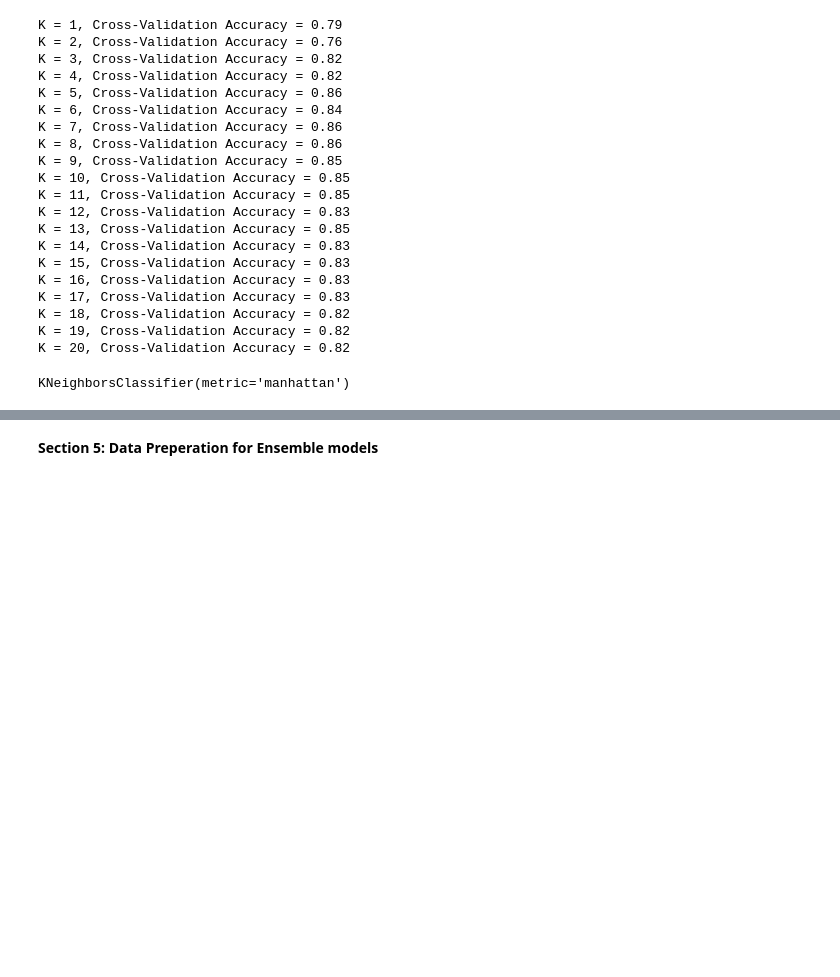
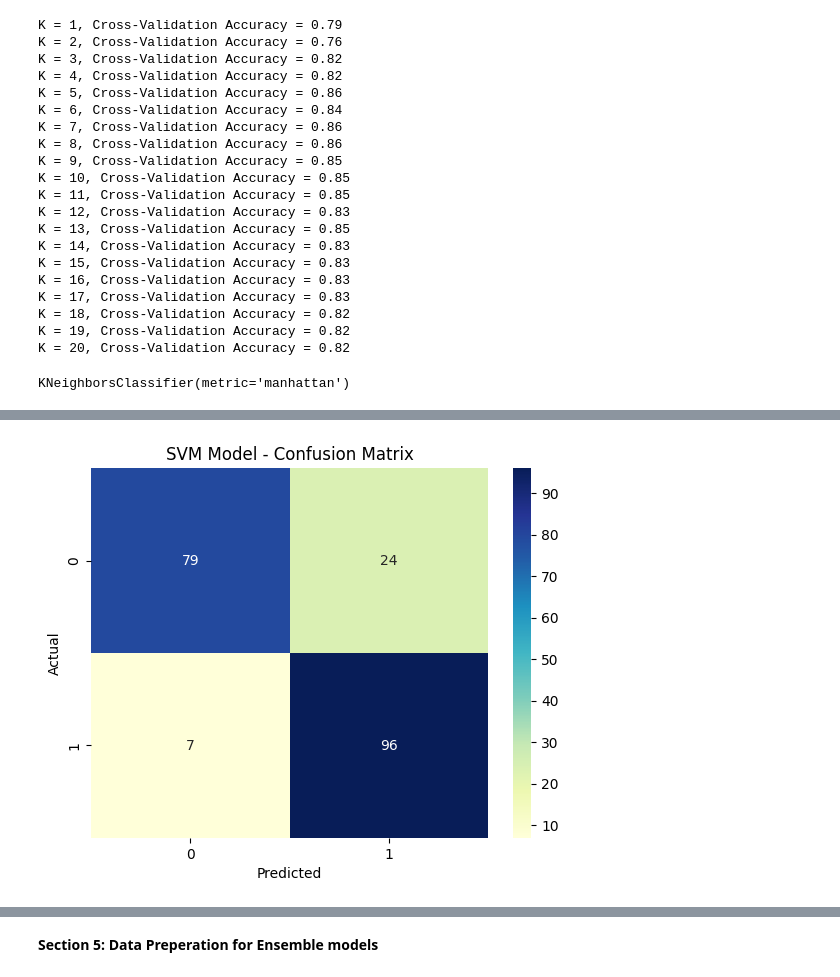
Before and after one commit to IbrahimTGhanem/DiabetesPrediction, a Jupyter notebook: Analysis_of_Toronto_Only.ipynb, the cells around one changed output, grey strips where cells are left out. Saved outputs shown, nothing was run; the diff lists cells and outputs as text; code cells hidden in the pictures; blank space fills up the shorter version.

```diff
--- a/Analysis_of_Toronto_Only.ipynb
+++ b/Analysis_of_Toronto_Only.ipynb
@@ -982,0 +1050,33 @@ Test ROC-AUC: 0.9286
+# %%
+# Using cross_val_predict to get predicted labels for each fold of cross-validation
+predicted_labels_SVM_model = cross_val_predict(model_for_SVM, X_train_scaled_SVM, y_resampled_S, cv=5)
+
+# Calculating the full confusion matrix
+conf_matrix_SVM = confusion_matrix(y_resampled_S, predicted_labels_SVM_model)
+
+# Calculate the full classification report
+class_report_SVM = classification_report(y_resampled_S, predicted_labels_SVM_model)
+
+# Calculate accuracy
+accuracy_SVM = accuracy_score(y_resampled_S, predicted_labels_SVM_model)
+
+# Calculate precision
+precision_SVM = precision_score(y_resampled_S, predicted_labels_SVM_model)
+
+# Calculate recall
+recall_SVM = recall_score(y_resampled_S, predicted_labels_SVM_model)
+
+# Calculate F1 score
+f1_SVM = f1_score(y_resampled_S, predicted_labels_SVM_model)
+
+
+# Print the full confusion matrix and classification report
+print("DT Model Confusion Matrix/Classification Report")
+print("A. Confusion Matrix:")
+print(conf_matrix_SVM)
+print("B. Classification Report:")
+print(class_report_SVM)
+print("C. Accuracy: {:.2f}".format(accuracy_SVM))
+print("D. Precision: {:.2f}".format(precision_SVM))
+print("E. Recall (Sensitivity): {:.2f}".format(recall_SVM))
+print("F. F1 Score: {:.2f}".format(f1_SVM))
@@ -982,0 +1102,8 @@ Test ROC-AUC: 0.9286
+# %%
+sns.heatmap(conf_matrix_SVM, annot=True, fmt='d', cmap='YlGnBu')
+plt.title('SVM Model - Confusion Matrix')
+plt.ylabel('Actual')
+plt.xlabel('Predicted')
+plt.show()
+# %% [output]
+[figure, added]
```
Also changed, not shown: parts of 37 cells of this notebook.
